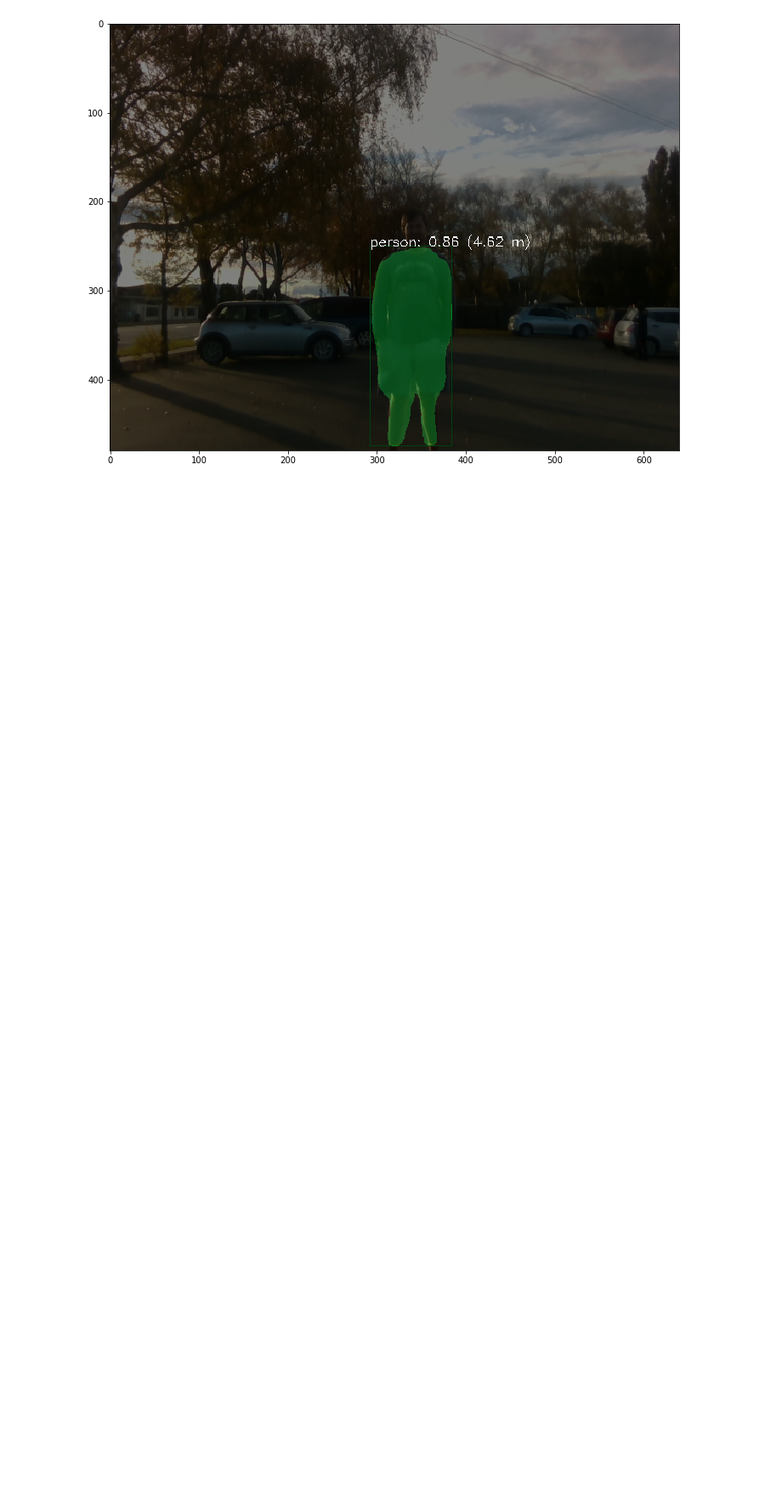
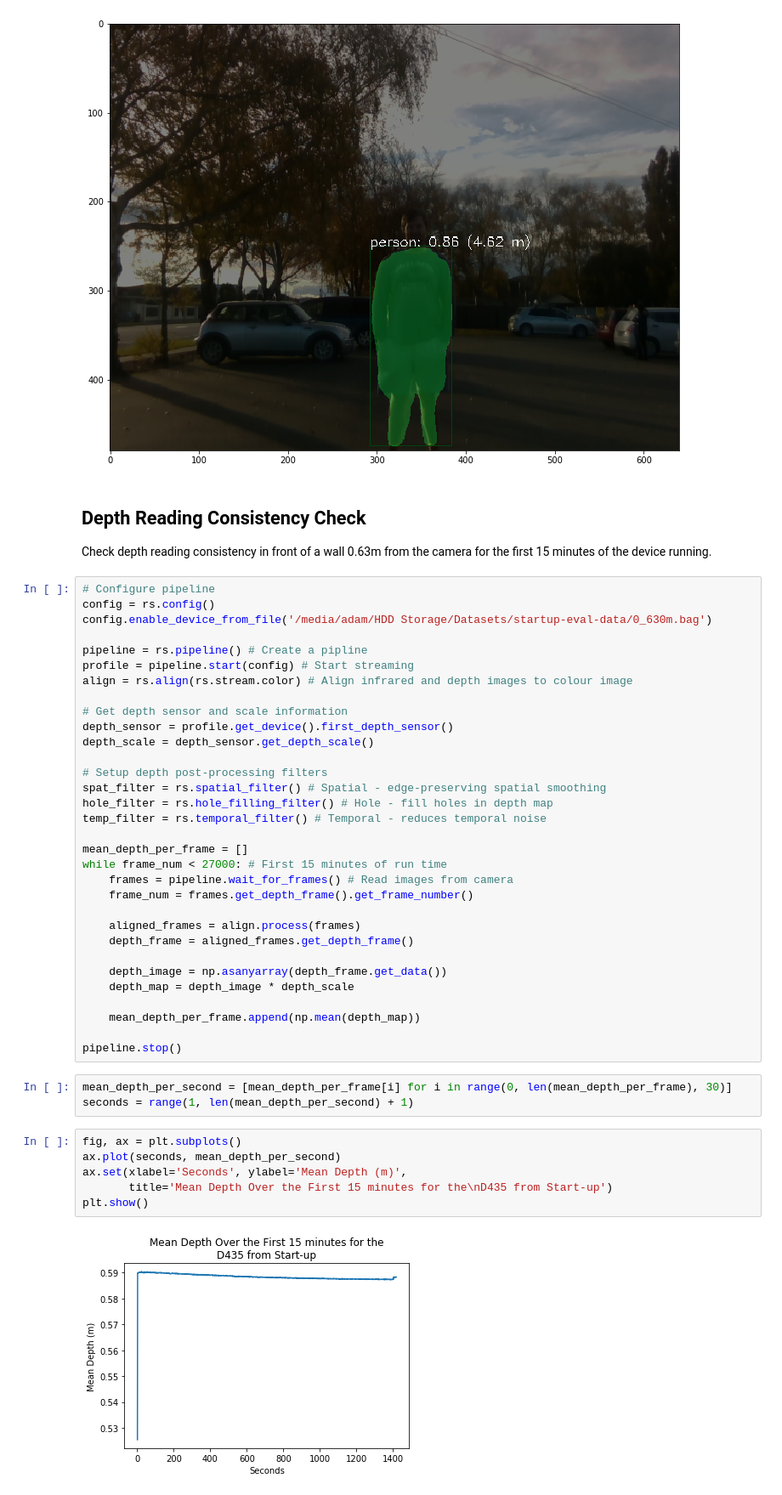
Before and after one commit to adamtupper/pedestrian-proximity-detector, a Jupyter notebook: model_evaluation.ipynb, the cells around one changed output. Shown: that part at 85% size. Saved outputs shown, nothing was run; the diff lists cells and outputs as text; blank space fills up the shorter version.

Commit message:
Add depth consistency evaluation.

```diff
--- a/model_evaluation.ipynb
+++ b/model_evaluation.ipynb
@@ -270,3 +270,50 @@ plt.imshow(detector_result)
 plt.show()
 # %% [output]
 [figure]
+# %% [markdown]
+## Depth Reading Consistency Check
+
+Check depth reading consistency in front of a wall 0.63m from the camera for the first 15 minutes of the device running.
+# %%
+# Configure pipeline
+config = rs.config()
+config.enable_device_from_file('/media/adam/HDD Storage/Datasets/startup-eval-data/0_630m.bag')
+
+pipeline = rs.pipeline() # Create a pipline
+profile = pipeline.start(config) # Start streaming
+align = rs.align(rs.stream.color) # Align infrared and depth images to colour image
+
+# Get depth sensor and scale information
+depth_sensor = profile.get_device().first_depth_sensor()
+depth_scale = depth_sensor.get_depth_scale()
+
+# Setup depth post-processing filters
+spat_filter = rs.spatial_filter() # Spatial - edge-preserving spatial smoothing
+hole_filter = rs.hole_filling_filter() # Hole - fill holes in depth map
+temp_filter = rs.temporal_filter() # Temporal - reduces temporal noise
+
+mean_depth_per_frame = []
+while frame_num < 27000: # First 15 minutes of run time
+    frames = pipeline.wait_for_frames() # Read images from camera
+    frame_num = frames.get_depth_frame().get_frame_number()
+
+    aligned_frames = align.process(frames)
+    depth_frame = aligned_frames.get_depth_frame()
+
+    depth_image = np.asanyarray(depth_frame.get_data())
+    depth_map = depth_image * depth_scale
+
+    mean_depth_per_frame.append(np.mean(depth_map))
+
+pipeline.stop()
+# %%
+mean_depth_per_second = [mean_depth_per_frame[i] for i in range(0, len(mean_depth_per_frame), 30)]
+seconds = range(1, len(mean_depth_per_second) + 1)
+# %%
+fig, ax = plt.subplots()
+ax.plot(seconds, mean_depth_per_second)
+ax.set(xlabel='Seconds', ylabel='Mean Depth (m)',
+       title='Mean Depth Over the First 15 minutes for the\nD435 from Start-up')
+plt.show()
+# %% [output]
+[figure, added]
```
